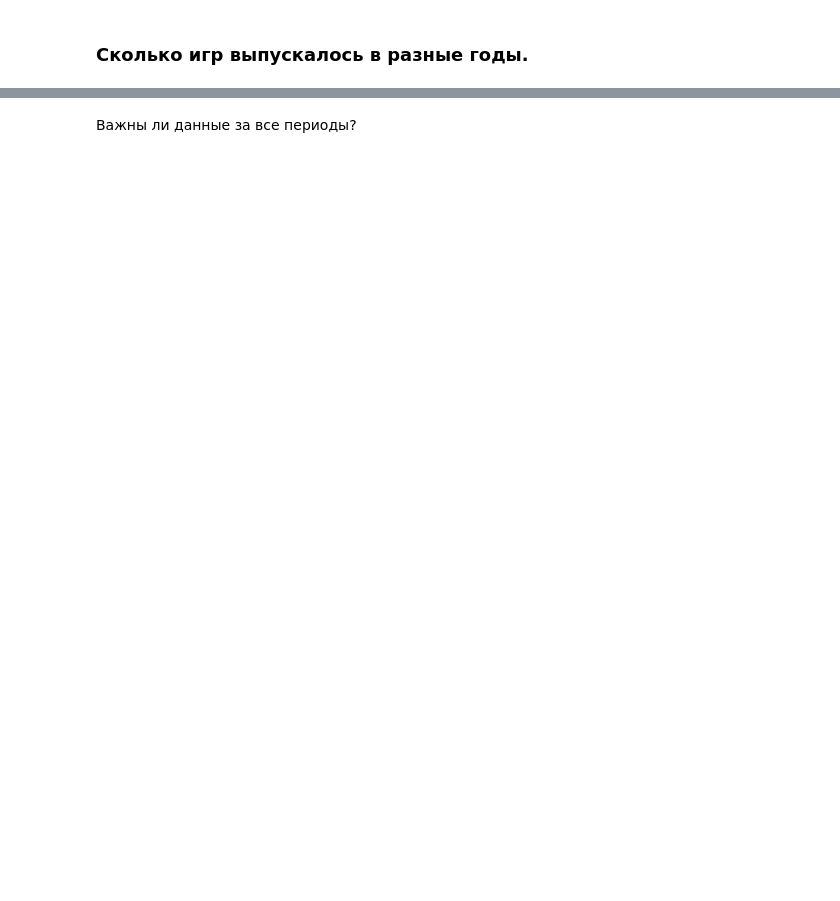
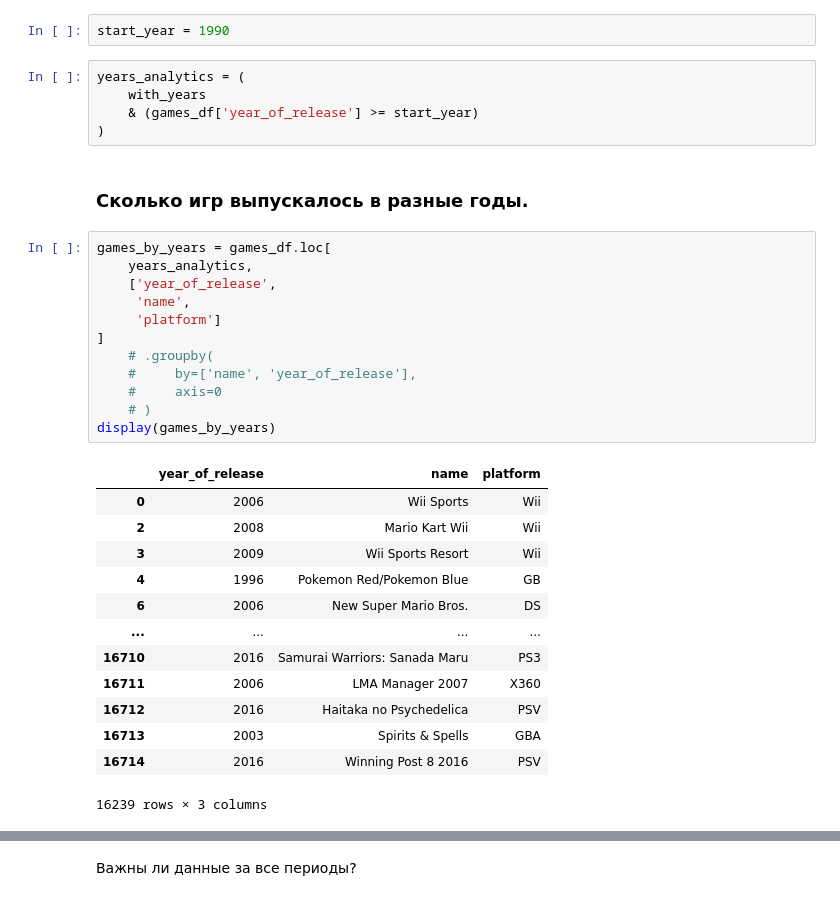
Before and after one commit to zabelin-ds/practicum, a Jupyter notebook: 05_project/gather_00.ipynb, the cells around one changed output, grey strips where cells are left out. Cells and saved outputs as stored; diff of their text form; blank space fills up the shorter version.

```diff
--- a/05_project/gather_00.ipynb
+++ b/05_project/gather_00.ipynb
@@ -609,2 +622,35 @@ display(
+# %%
+start_year = 1990
+# %%
+years_analytics = (
+    with_years
+    & (games_df['year_of_release'] >= start_year)
+)
 # %% [markdown]
 ### Сколько игр выпускалось в разные годы.
+# %%
+games_by_years = games_df.loc[
+    years_analytics,
+    ['year_of_release',
+     'name',
+     'platform']
+]
+    # .groupby(
+    #     by=['name', 'year_of_release'],
+    #     axis=0
+    # )
+display(games_by_years)
+# %% [output]
+|  | year_of_release | name | platform |
+| 0 | 2006 | Wii Sports | Wii |
+| 2 | 2008 | Mario Kart Wii | Wii |
+| 3 | 2009 | Wii Sports Resort | Wii |
+| 4 | 1996 | Pokemon Red/Pokemon Blue | GB |
+| 6 | 2006 | New Super Mario Bros. | DS |
+| ... | ... | ... | ... |
+| 16710 | 2016 | Samurai Warriors: Sanada Maru | PS3 |
+| 16711 | 2006 | LMA Manager 2007 | X360 |
+| 16712 | 2016 | Haitaka no Psychedelica | PSV |
+| 16713 | 2003 | Spirits & Spells | GBA |
+| 16714 | 2016 | Winning Post 8 2016 | PSV |
+16239 rows × 3 columns
```
Also changed, not shown: parts of 54 cells of this notebook.
